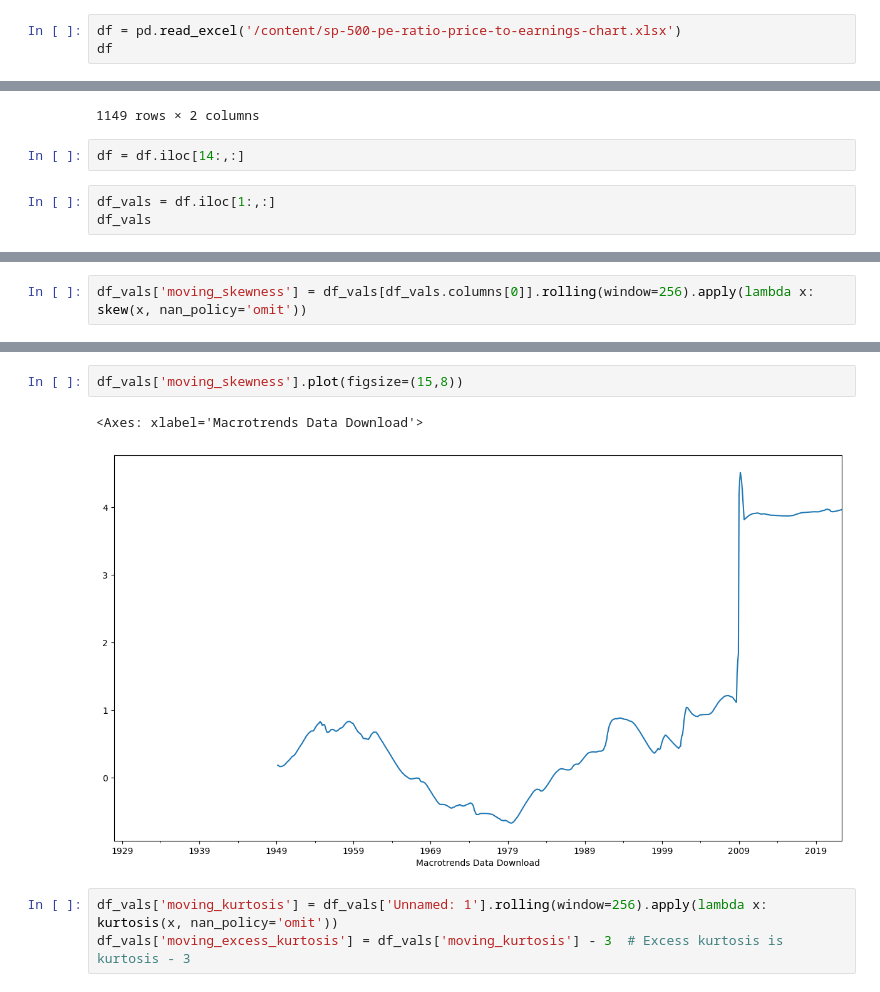
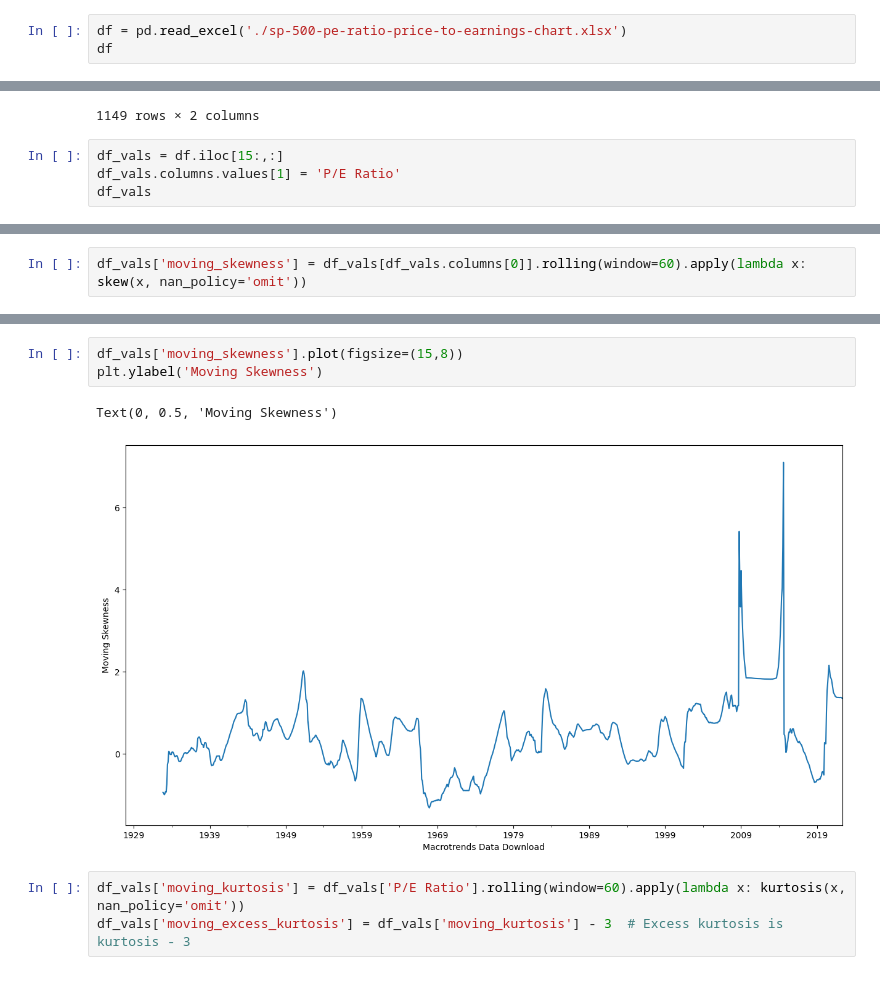
Before and after one commit to Sky2728/Reading_Course, a Jupyter notebook: Reading_Course.ipynb, the cells around one changed output, grey strips where cells are left out. Saved outputs shown, nothing was run; the diff lists cells and outputs as text.

Commit message:
Added ylabels, changed window to 60, renamed unknown 1 column as P/E Ratio

```diff
--- a/Reading_Course.ipynb
+++ b/Reading_Course.ipynb
@@ -2,7 +2,7 @@
 import pandas as pd
 from scipy.stats import kurtosis, skew
 # %%
-df = pd.read_excel('/content/sp-500-pe-ratio-price-to-earnings-chart.xlsx')
+df = pd.read_excel('./sp-500-pe-ratio-price-to-earnings-chart.xlsx')
 df
 # %% [output]
 |  | Macrotrends Data Download | Unnamed: 1 |
@@ -18,9 +18,8 @@ df
 | 1147 | 2022-04-01 00:00:00 | 20.8347 |
 | 1148 | 2022-05-01 00:00:00 | 20.8358 |
 1149 rows × 2 columns
-# %%
-df = df.iloc[14:,:]
 # %%
-df_vals = df.iloc[1:,:]
+df_vals = df.iloc[15:,:]
+df_vals.columns.values[1] = 'P/E Ratio'
 df_vals
 # %% [output]
@@ -101,5 +100,5 @@ df_yr_mean.plot(figsize=(15,8))
 # %%
-df_vals['moving_skewness'] = df_vals[df_vals.columns[0]].rolling(window=256).apply(lambda x: skew(x, nan_policy='omit'))
+df_vals['moving_skewness'] = df_vals[df_vals.columns[0]].rolling(window=60).apply(lambda x: skew(x, nan_policy='omit'))
 # %%
 df_vals
 # %% [output]
@@ -119,11 +118,12 @@ df_vals
 1134 rows × 2 columns
 # %%
 df_vals['moving_skewness'].plot(figsize=(15,8))
+plt.ylabel('Moving Skewness')
 # %% [output]
-<Axes: xlabel='Macrotrends Data Download'>
+Text(0, 0.5, 'Moving Skewness')
-[figure, old version]
+[figure, new version]
 # %%
-df_vals['moving_kurtosis'] = df_vals['Unnamed: 1'].rolling(window=256).apply(lambda x: kurtosis(x, nan_policy='omit'))
+df_vals['moving_kurtosis'] = df_vals['P/E Ratio'].rolling(window=60).apply(lambda x: kurtosis(x, nan_policy='omit'))
 df_vals['moving_excess_kurtosis'] = df_vals['moving_kurtosis'] - 3  # Excess kurtosis is kurtosis - 3
 # %%
 df_vals['moving_kurtosis'].plot(figsize=(15,8))
```
Also changed, not shown: parts of 9 cells of this notebook.
